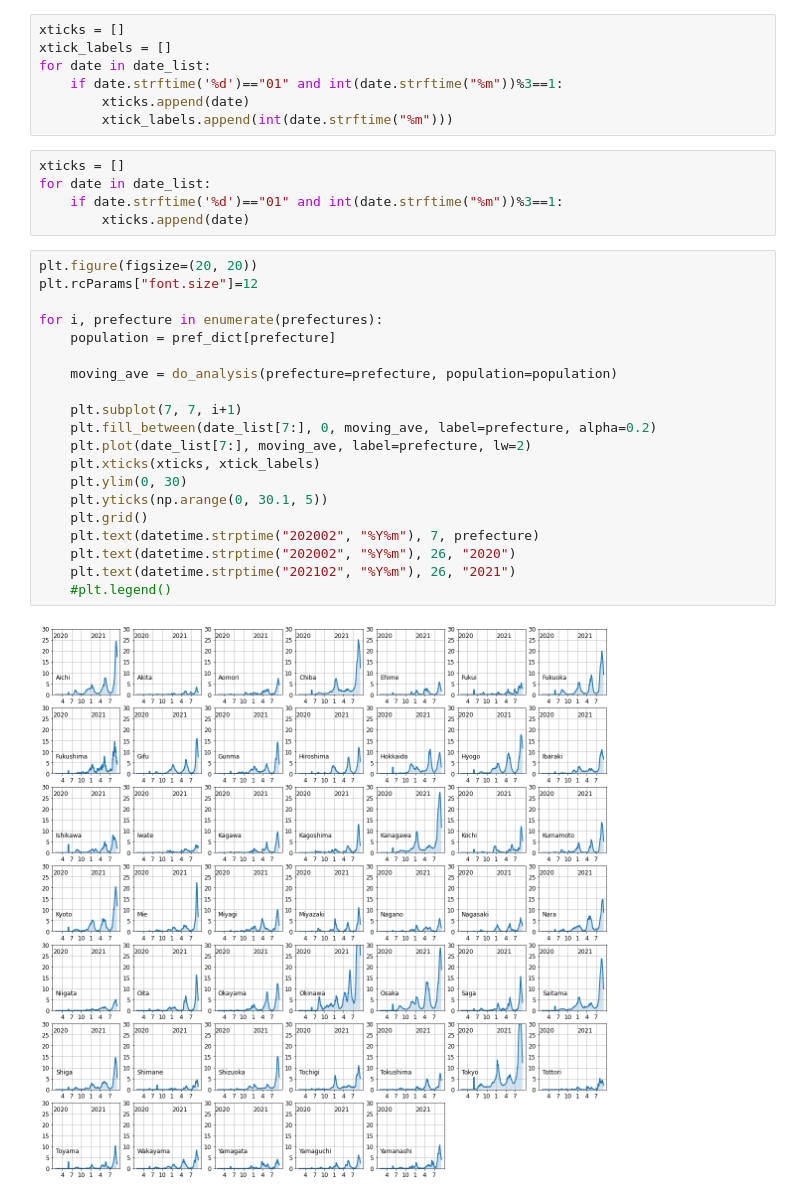
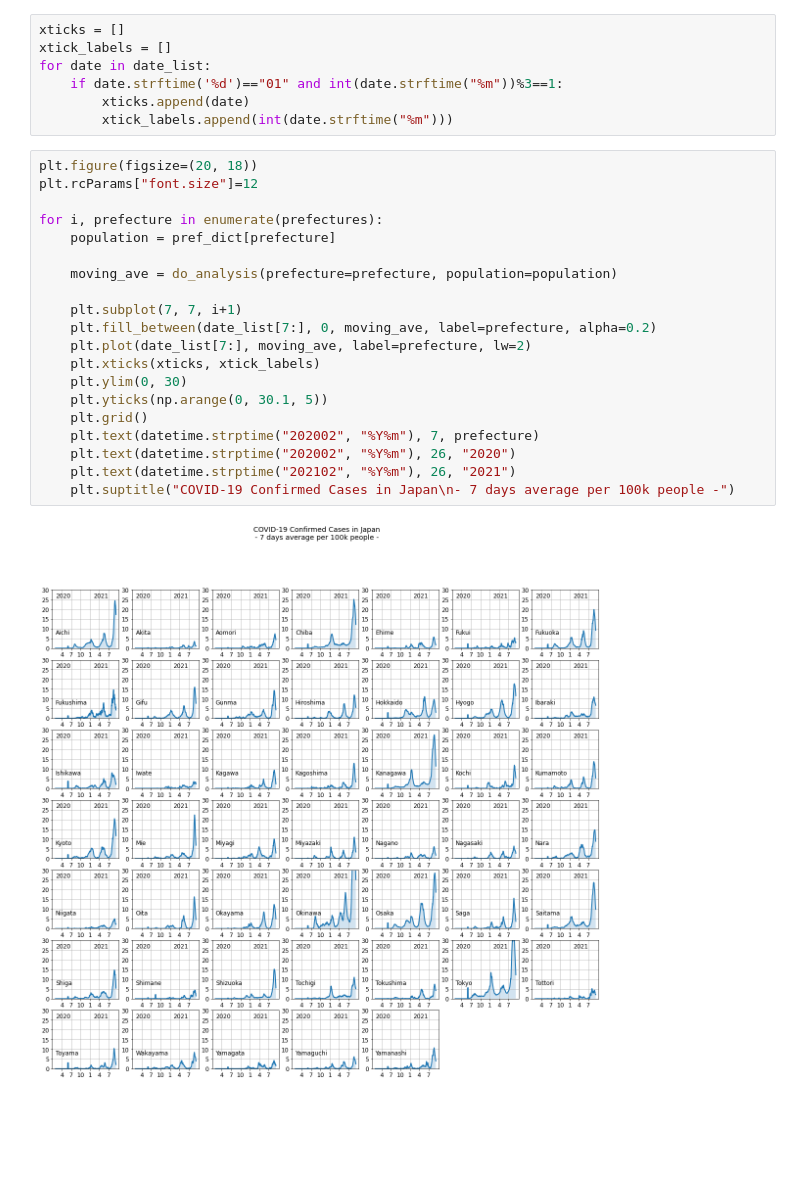
Before and after one commit to naoya1110/covid19-japan-7days-average, a Jupyter notebook: covid19_jpn_visualizer.ipynb, the cells around one changed output. Saved outputs shown, nothing was run; the diff lists cells and outputs as text; blank space fills up the shorter version.

```diff
--- a/covid19_jpn_visualizer.ipynb
+++ b/covid19_jpn_visualizer.ipynb
@@ -150,30 +145,25 @@ for date in date_list:
     if date.strftime('%d')=="01" and int(date.strftime("%m"))%3==1:
         xticks.append(date)
         xtick_labels.append(int(date.strftime("%m")))
-# %%
-xticks = []
-for date in date_list:
-    if date.strftime('%d')=="01" and int(date.strftime("%m"))%3==1:
-        xticks.append(date)
 # %%
-plt.figure(figsize=(20, 20))
+plt.figure(figsize=(20, 18))
 plt.rcParams["font.size"]=12
 
 for i, prefecture in enumerate(prefectures):
     population = pref_dict[prefecture]
 
     moving_ave = do_analysis(prefecture=prefecture, population=population)
 
     plt.subplot(7, 7, i+1)
     plt.fill_between(date_list[7:], 0, moving_ave, label=prefecture, alpha=0.2)
     plt.plot(date_list[7:], moving_ave, label=prefecture, lw=2)
     plt.xticks(xticks, xtick_labels)
     plt.ylim(0, 30)
     plt.yticks(np.arange(0, 30.1, 5))
     plt.grid()
     plt.text(datetime.strptime("202002", "%Y%m"), 7, prefecture)
     plt.text(datetime.strptime("202002", "%Y%m"), 26, "2020")
     plt.text(datetime.strptime("202102", "%Y%m"), 26, "2021")
-    #plt.legend()
+    plt.suptitle("COVID-19 Confirmed Cases in Japan\n- 7 days average per 100k people -")
 # %% [output]
-[figure, old version]
+[figure, new version]
```
Also changed, not shown: parts of 2 cells of this notebook.
